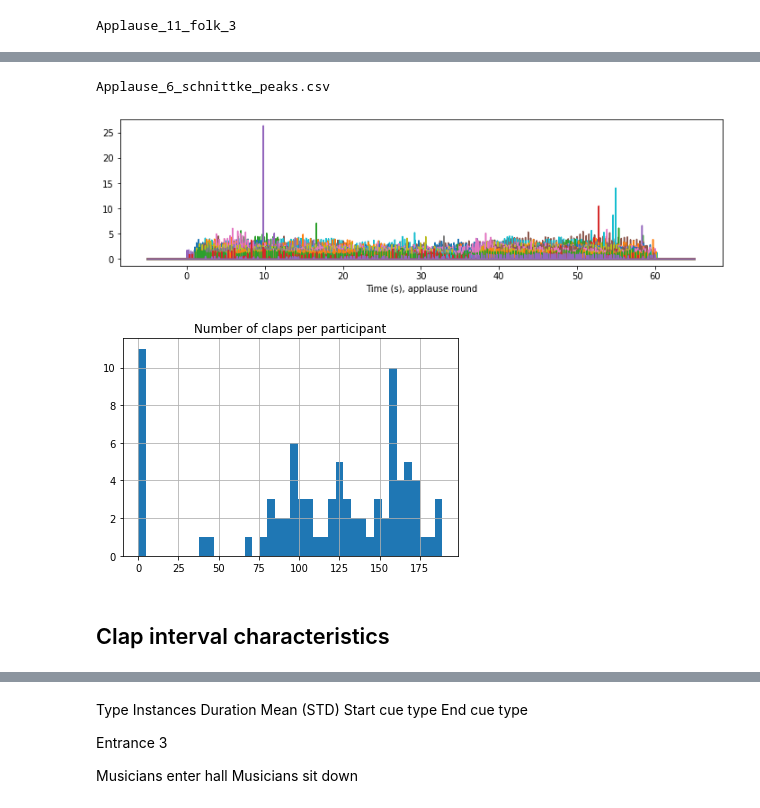
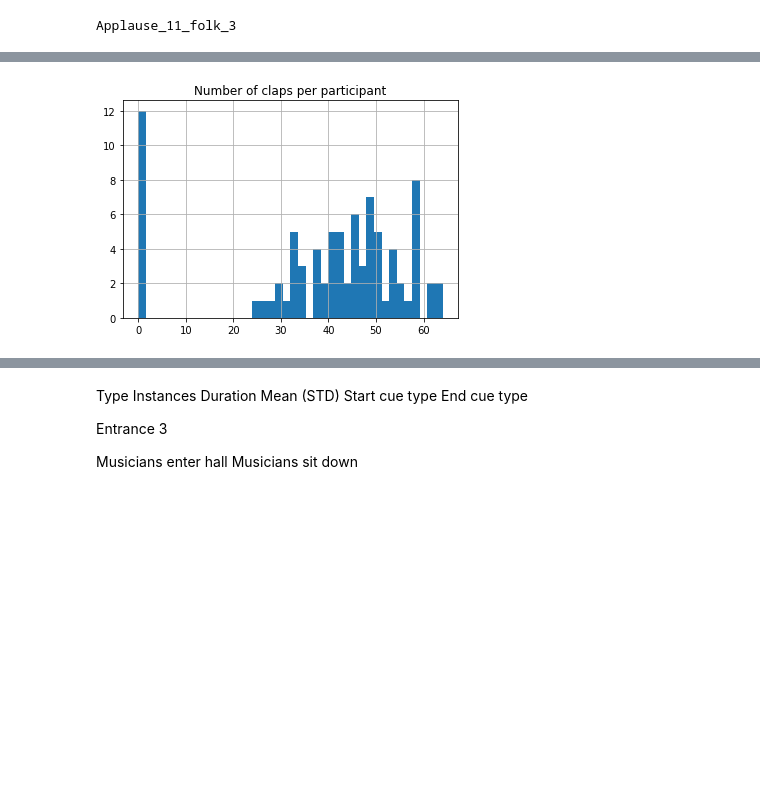
Before and after one commit to finn42/Clapping_Coordination, a Jupyter notebook: Applause_DSQ_MSM.ipynb, the cells around one changed output, grey strips where cells are left out. Saved outputs shown, nothing was run; the diff lists cells and outputs as text; code cells hidden in the pictures; blank space fills up the shorter version.

```diff
--- a/Applause_DSQ_MSM.ipynb
+++ b/Applause_DSQ_MSM.ipynb
@@ -268,21 +293,17 @@ plt.show()
 # %%
 # Example of steps
 app_int = 5
-print(Applause_ints.loc[app_int,'files'])
-peaks = pd.read_csv(claps_folder +'clapping_peaks/'+ Applause_ints.loc[app_int,'files'],index_col=0)
-df_claps = peaks.fillna(0)
-df_claps.plot(figsize = [12,3],legend = False)
-plt.xlabel('Time (s), applause round')
-plt.show()
+# print(Applause_ints.loc[app_int,'files'])
+# peaks = pd.read_csv(claps_folder +'clapping_peaks/'+ Applause_ints.loc[app_int,'files'],index_col=0)
+# df_claps = peaks.fillna(0)
+# df_claps.plot(figsize = [12,3],legend = False)
+# plt.xlabel('Time (s), applause round')
+# plt.show()
 
 # drop the clap amplitude for simpler analysis and count claps per participant
 df_OnlyClaps = df_claps.astype(bool).astype(int)
 df_OnlyClaps.sum().hist(bins = 40)
 plt.title('Number of claps per participant')
 plt.show()
 # %% [output]
-Applause_6_schnittke_peaks.csv
-[figure, old version]
+[figure, new version]
-[figure, removed]
-# %% [markdown]
-## Clap interval characteristics
```
Also changed, not shown: parts of 137 cells of this notebook, 41 other files.
